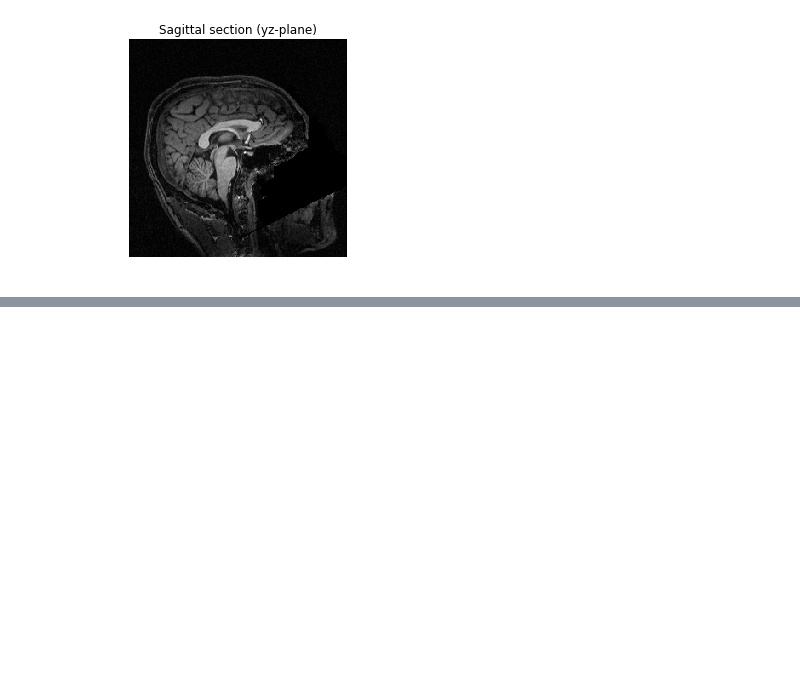
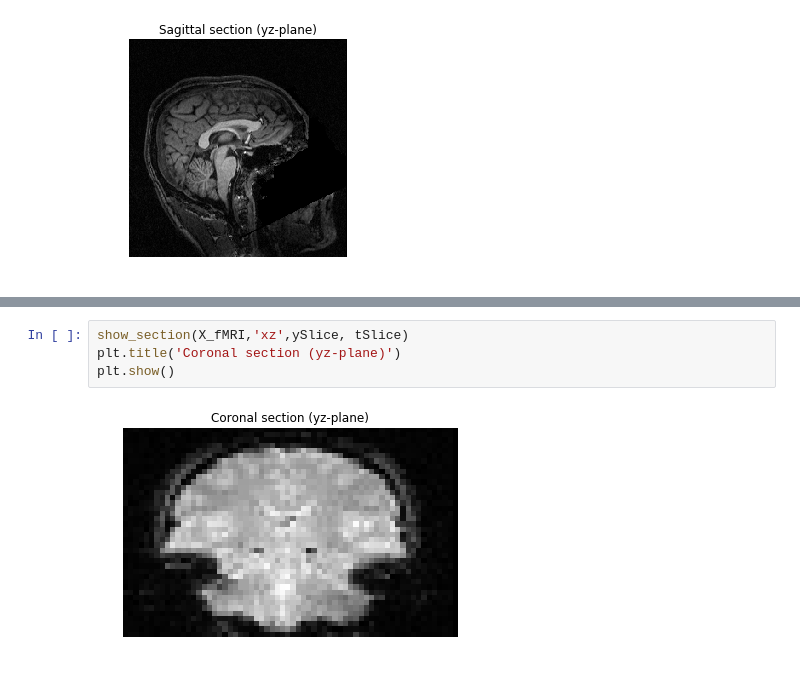
Before and after one commit to sathayas/JupyterfMRIFall2018, a Jupyter notebook: NumPy.ipynb, the cells around one changed output, grey strips where cells are left out. Drawn from its saved outputs; the diff is of its cells as text; blank space fills up the shorter version.

```diff
--- a/NumPy.ipynb
+++ b/NumPy.ipynb
@@ -601,0 +699,6 @@ plt.show()
+# %%
+show_section(X_fMRI,'xz',ySlice, tSlice)
+plt.title('Coronal section (yz-plane)')
+plt.show()
+# %% [output]
+[figure, added]
```
Also changed, not shown: parts of 29 cells of this notebook.
